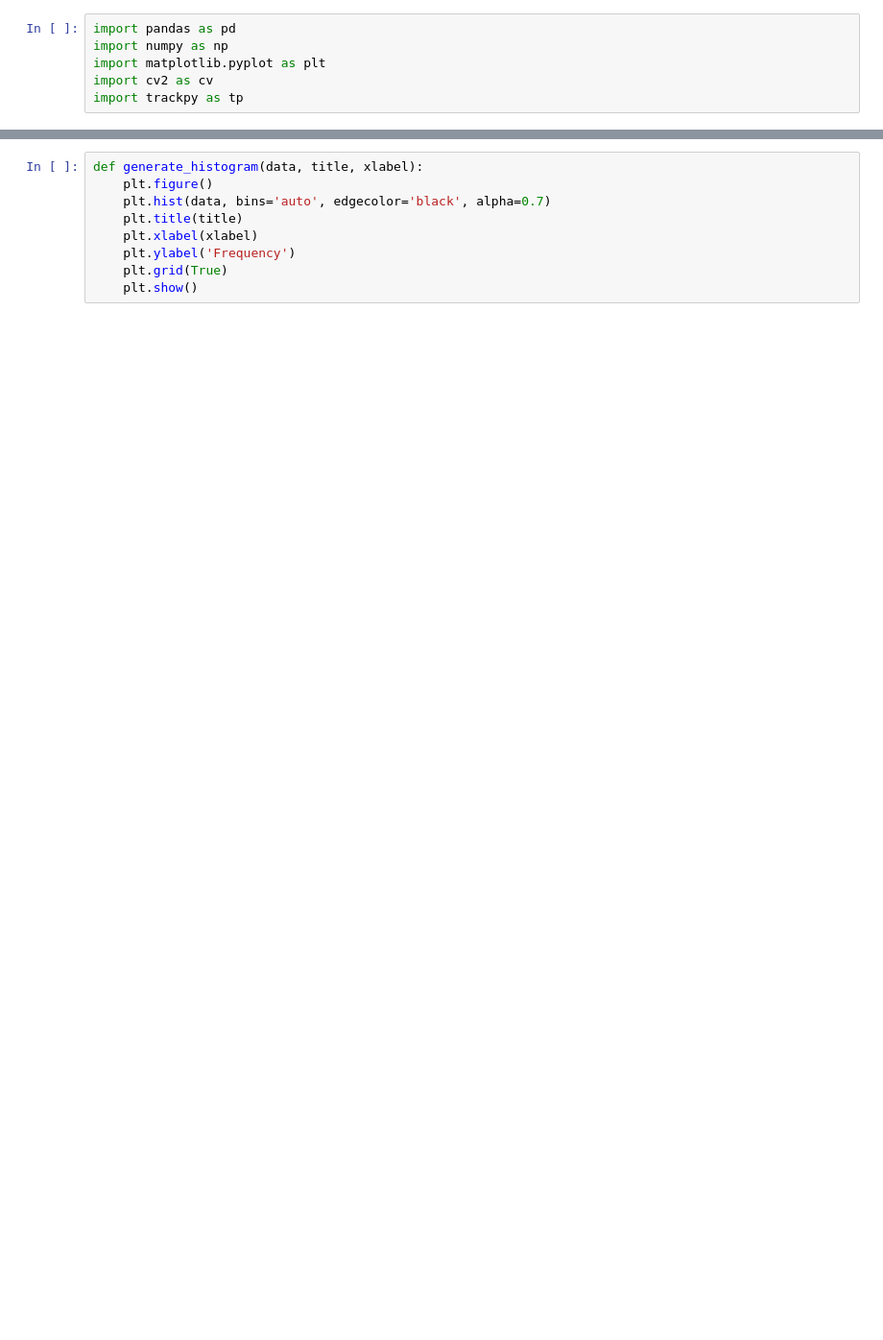
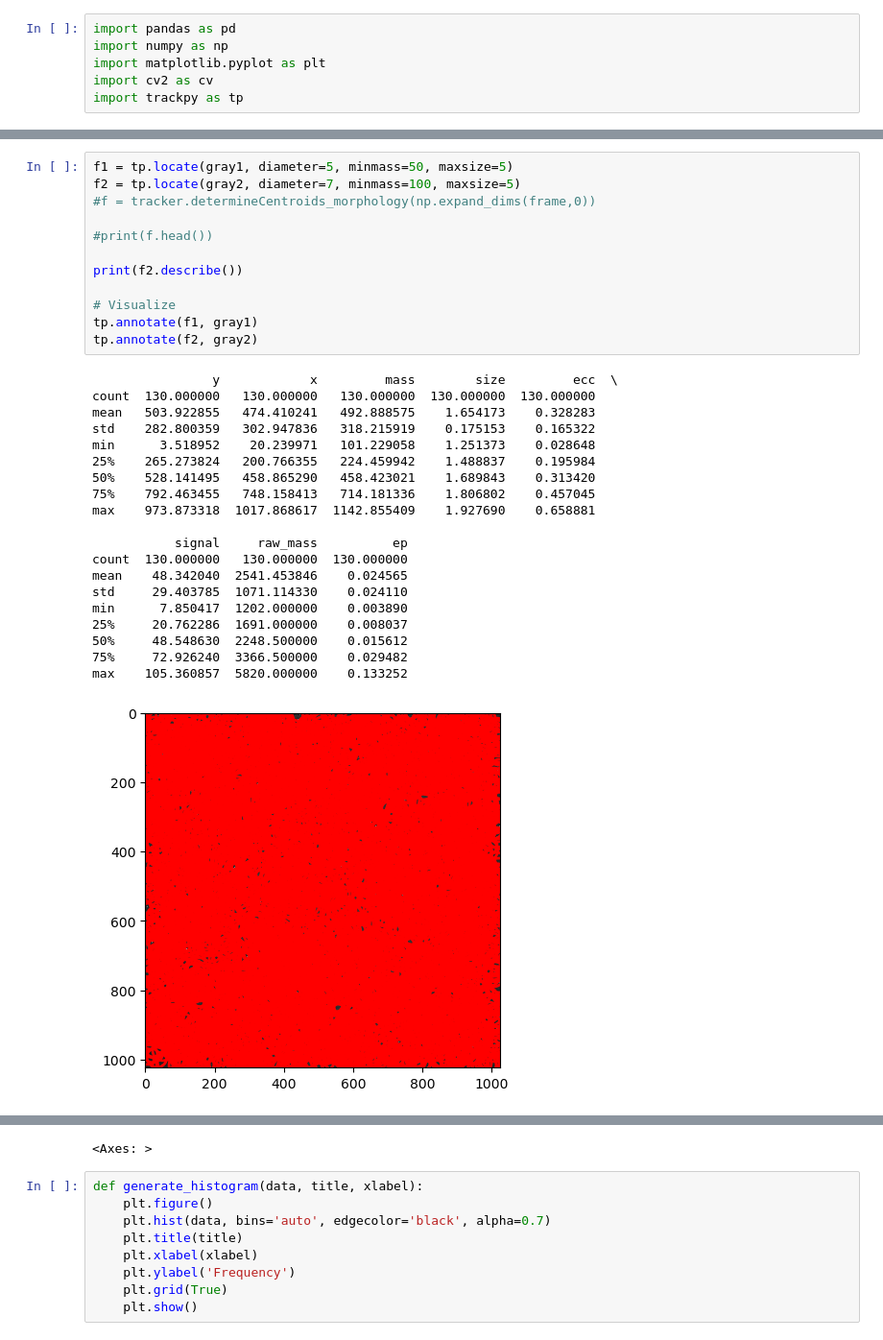
Before and after one commit to CAS-ReproLab/Sperm_Object_Tracking, a Jupyter notebook: UnifiedFramework/summarized_stats_new.ipynb, the cells around one changed output, grey strips where cells are left out. Shown at 96% size. Cells and saved outputs as stored; diff of their text form; blank space fills up the shorter version.

```diff
--- a/UnifiedFramework/summarized_stats_new.ipynb
+++ b/UnifiedFramework/summarized_stats_new.ipynb
@@ -24,0 +45,33 @@ plt.imshow(frame)
+# %%
+f1 = tp.locate(gray1, diameter=5, minmass=50, maxsize=5)
+f2 = tp.locate(gray2, diameter=7, minmass=100, maxsize=5)
+#f = tracker.determineCentroids_morphology(np.expand_dims(frame,0))
+
+#print(f.head())
+
+print(f2.describe())
+
+# Visualize
+tp.annotate(f1, gray1)
+tp.annotate(f2, gray2)
+# %% [output]
+                y            x         mass        size         ecc  \
+count  130.000000   130.000000   130.000000  130.000000  130.000000
+mean   503.922855   474.410241   492.888575    1.654173    0.328283
+std    282.800359   302.947836   318.215919    0.175153    0.165322
+min      3.518952    20.239971   101.229058    1.251373    0.028648
+25%    265.273824   200.766355   224.459942    1.488837    0.195984
+50%    528.141495   458.865290   458.423021    1.689843    0.313420
+75%    792.463455   748.158413   714.181336    1.806802    0.457045
+max    973.873318  1017.868617  1142.855409    1.927690    0.658881
+
+           signal     raw_mass          ep
+count  130.000000   130.000000  130.000000
+mean    48.342040  2541.453846    0.024565
+std     29.403785  1071.114330    0.024110
+min      7.850417  1202.000000    0.003890
+25%     20.762286  1691.000000    0.008037
+50%     48.548630  2248.500000    0.015612
+75%     72.926240  3366.500000    0.029482
+max    105.360857  5820.000000    0.133252
+[figure, added]
@@ -25,3 +79,4 @@ plt.imshow(frame)
+<Axes: >
 # %%
 def generate_histogram(data, title, xlabel):
     plt.figure()
```
Also changed, not shown: parts of 5 cells of this notebook, 1 other file.
